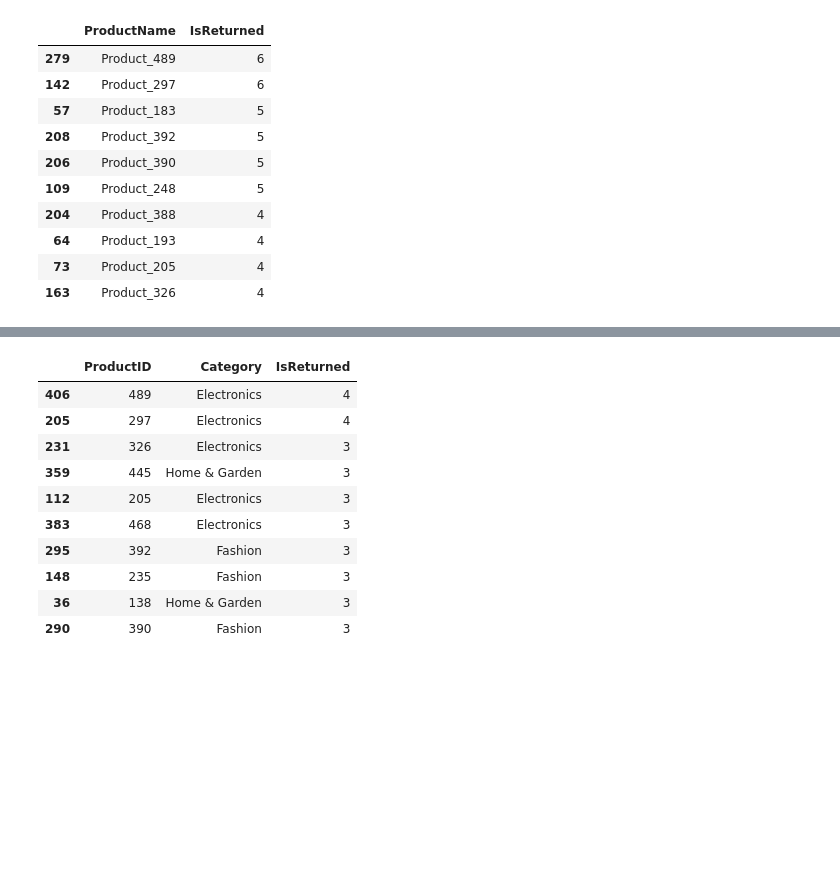
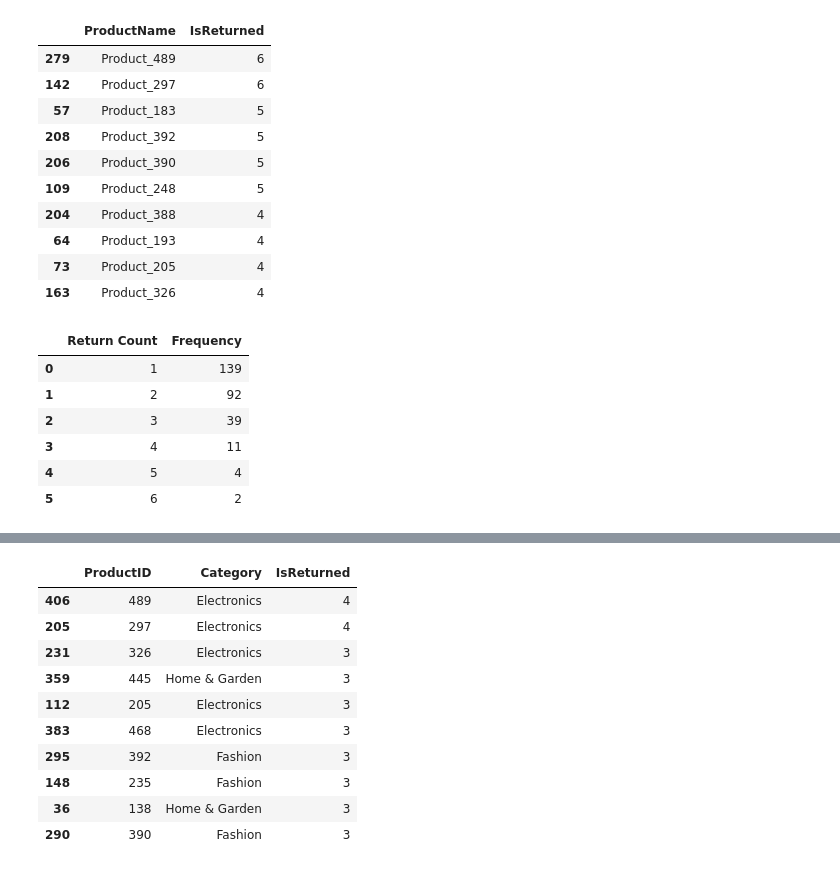
Before and after one commit to YuliaVK/Data-Analytics, a Jupyter notebook: EDA_Sales/notebooks/Sales_EDA.ipynb, the cells around one changed output, grey strips where cells are left out. Cells and saved outputs as stored; diff of their text form; code cells hidden in the pictures; blank space fills up the shorter version.

```diff
--- a/EDA_Sales/notebooks/Sales_EDA.ipynb
+++ b/EDA_Sales/notebooks/Sales_EDA.ipynb
@@ -847,3 +847,15 @@ most_returned_products
 | 64 | Product_193 | 4 |
 | 73 | Product_205 | 4 |
 | 163 | Product_326 | 4 |
+# %%
+returned_count_frequency = returned_products_count['IsReturned'].value_counts().reset_index()
+returned_count_frequency.columns = ['Return Count', 'Frequency']
+returned_count_frequency
+# %% [output]
+|  | Return Count | Frequency |
+| 0 | 1 | 139 |
+| 1 | 2 | 92 |
+| 2 | 3 | 39 |
+| 3 | 4 | 11 |
+| 4 | 5 | 4 |
+| 5 | 6 | 2 |
```
Also changed, not shown: parts of 2 cells of this notebook.
